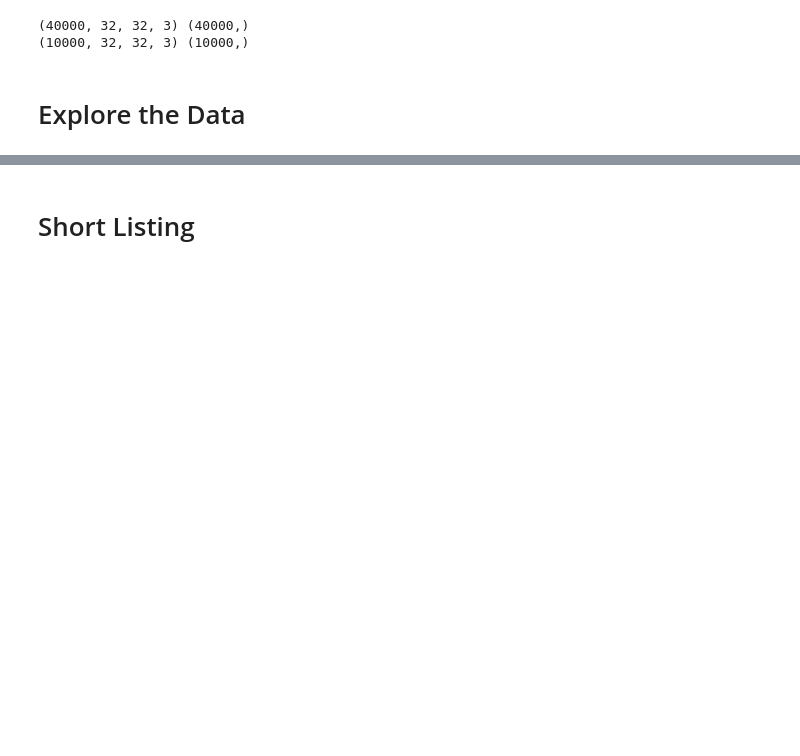
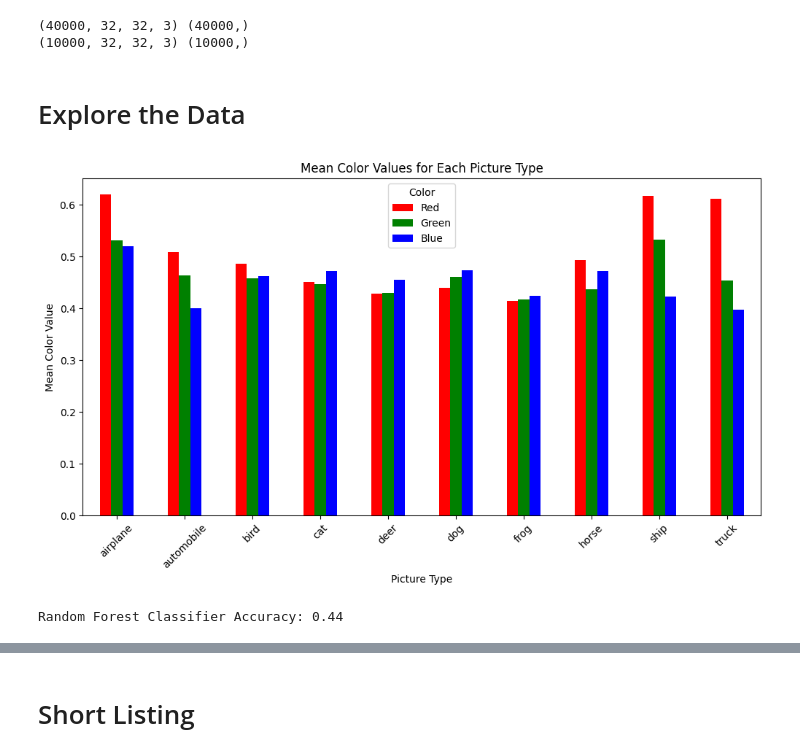
Before and after one commit to bradenkirkpatrick/NN-final, a Jupyter notebook: main.ipynb, the cells around one changed output, grey strips where cells are left out. Drawn from its saved outputs; the diff is of its cells as text; code cells hidden in the pictures; blank space fills up the shorter version.

```diff
--- a/main.ipynb
+++ b/main.ipynb
@@ -80,8 +80,21 @@ def unpickle_and_prepare_data():
     y_test = np.array(y_test)
 
     return X_train, y_train, X_val, y_val, X_test, y_test
+
+def extract_color(data):
+    color_data = []
+    for image in data:
+        colors = [0, 0, 0]
+        for color in range(3):
+            color_image = np.array(image).reshape(3, 32, 32).transpose(1, 2, 0)
+            extracted_image = color_image[:, :, color]
+            colors[color] = sum(extracted_image.flatten()) / 1024
+        color_data.append(colors)
+
+    return color_data
 # %%
 X_train, y_train, X_val, y_val, X_test, y_test = unpickle_and_prepare_data()
+X_train_colors, X_val_colors, X_test_colors = extract_color(X_train), extract_color(X_val), extract_color(X_test)
 print(X_train.shape, y_train.shape)
 print(X_val.shape, y_val.shape)
 # %% [output]
@@ -89,3 +102,37 @@ print(X_val.shape, y_val.shape)
 (10000, 32, 32, 3) (10000,)
 # %% [markdown]
 # Explore the Data
+# %%
+# look at the color data
+# Convert X_train_colors to a DataFrame for easier manipulation
+color_df = pd.DataFrame(X_train_colors, columns=['Red', 'Green', 'Blue'])
+
+# Add the labels to the DataFrame
+color_df['Label'] = y_train
+
+mean_red_per_label = color_df.groupby('Label')['Red'].mean()
+mean_green_per_label = color_df.groupby('Label')['Green'].mean()
+mean_blue_per_label = color_df.groupby('Label')['Blue'].mean()
+
+mean_red_per_label.index = mean_red_per_label.index.map(label_words)
+
+mean_green_per_label.index = mean_green_per_label.index.map(label_words)
+mean_blue_per_label.index = mean_blue_per_label.index.map(label_words)
+
+# Combine the data into a DataFrame for side-by-side plotting
+color_means = pd.DataFrame({
+    'Red': mean_red_per_label,
+    'Green': mean_green_per_label,
+    'Blue': mean_blue_per_label
+})
+
+# Plot the data
+color_means.plot(kind='bar', figsize=(12, 6), color=['red', 'green', 'blue'])
+plt.title('Mean Color Values for Each Picture Type')
+plt.xlabel('Picture Type')
+plt.ylabel('Mean Color Value')
+plt.xticks(rotation=45)
+plt.legend(title='Color')
+plt.show()
+# %% [output]
+[figure, added]
@@ -91,0 +141,11 @@ print(X_val.shape, y_val.shape)
+# %%
+# random forest classifier
+RFC = RandomForestClassifier(n_estimators=50, random_state=42)
+RFC.fit(X_train_flat, y_train)
+y_pred = RFC.predict(X_val.reshape(X_val.shape[0], -1))
+cm = confusion_matrix(y_val, y_pred)
+# accuracy
+accuracy = np.sum(np.diag(cm)) / np.sum(cm)
+print(f"Random Forest Classifier Accuracy: {accuracy:.2f}")
+# %% [output]
+Random Forest Classifier Accuracy: 0.44
```
Also changed, not shown: parts of 44 cells of this notebook.
